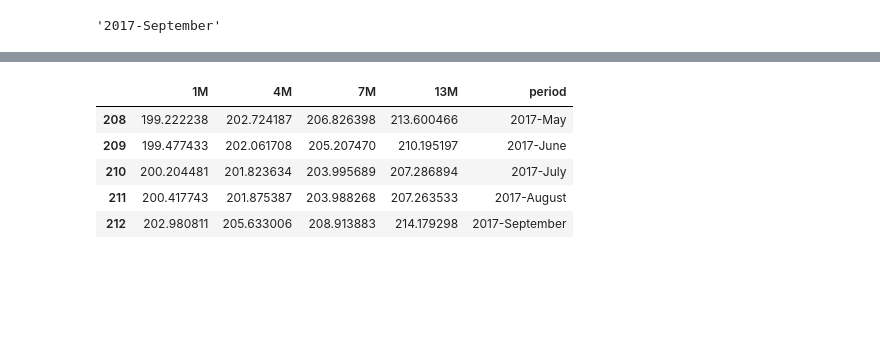
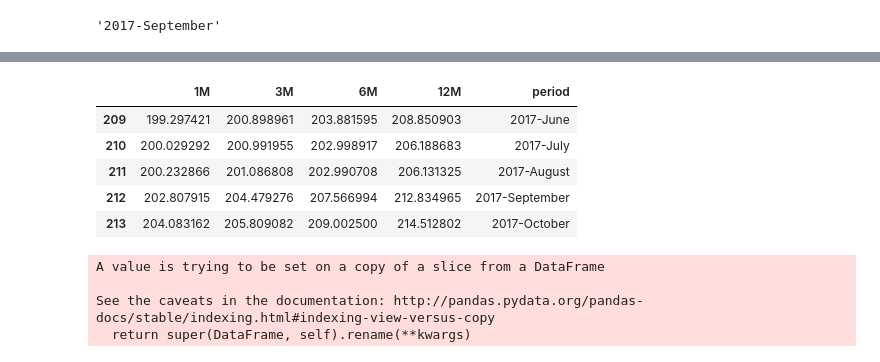
Before and after one commit to andrewboring/laughing-umbrella, a Jupyter notebook: Notebooks/Multi-Output Regression.ipynb, the cells around one changed output, grey strips where cells are left out. Drawn from its saved outputs; the diff is of its cells as text; code cells hidden in the pictures; blank space fills up the shorter version.

```diff
--- a/Notebooks/Multi-Output Regression.ipynb
+++ b/Notebooks/Multi-Output Regression.ipynb
@@ -66,8 +66,8 @@ df.head()
 | 4 | 2000-May | 105.252818 | 139.89 | 121.0 | 77.0 | 4.0 | ... |
 # %%
 # Next quarter, or four months
-next_quarter = df['CS_Index'].shift(-4, axis=0)
-df['CS_4_month'] = next_quarter
+next_quarter = df['CS_Index'].shift(-3, axis=0)
+df['CS_3_month'] = next_quarter
 df.head()
 # %% [output]
 |  | period | CS_Index | USA | Housing Affordability Index | Market Absorption Rate (%) | Unemployment Rate | ... |
@@ -77,9 +77,9 @@ df.head()
 | 3 | 2000-April | 103.996444 | 139.26 | 124.1 | 78.0 | 3.8 | ... |
 | 4 | 2000-May | 105.252818 | 139.89 | 121.0 | 77.0 | 4.0 | ... |
 # %%
-# Next half, or 7 months
-next_half = df['CS_Index'].shift(-7, axis=0)
-df['CS_7_month'] = next_half
+# Next half, or 6 months
+next_half = df['CS_Index'].shift(-6, axis=0)
+df['CS_6_month'] = next_half
 df.head()
 # %% [output]
 |  | period | CS_Index | USA | Housing Affordability Index | Market Absorption Rate (%) | Unemployment Rate | ... |
@@ -90,8 +90,8 @@ df.head()
 | 4 | 2000-May | 105.252818 | 139.89 | 121.0 | 77.0 | 4.0 | ... |
 # %%
 # 13 months, for one year from now
-next_year = df['CS_Index'].shift(-13, axis=0)
-df['CS_13_month'] = next_year
+next_year = df['CS_Index'].shift(-12, axis=0)
+df['CS_12_month'] = next_year
 df.head(14)
 # %% [output]
 |  | period | CS_Index | USA | Housing Affordability Index | Market Absorption Rate (%) | Unemployment Rate | ... |
@@ -138,8 +158,8 @@ Data Preprocessing
 # Set up our variables.
 # Y axis is our predictions
 #
-Y = df[['CS_1_month','CS_4_month','CS_7_month','CS_13_month']]
-X = df.drop(columns= ['period','CS_1_month','CS_4_month','CS_7_month','CS_13_month'])
+Y = df[['CS_1_month','CS_3_month','CS_6_month','CS_12_month']]
+X = df.drop(columns= ['period','CS_1_month','CS_3_month','CS_6_month','CS_12_month'])
 # %%
 print("Shape: ", X.shape, Y.shape)
 # %% [output]
@@ -240,11 +286,19 @@ y_prediction_all = model.predict(X)
 # %%
-y_prediction_all_df = pd.DataFrame(y_prediction_all,columns=['1M','4M','7M','13M'])
+y_prediction_all_df = pd.DataFrame(y_prediction_all,columns=['1M','3M','6M','12M'])
 y_prediction_all_df['period']=df['period']
 y_prediction_all_df.tail()
 # %% [output]
-|  | 1M | 4M | 7M | 13M | period |
-| 208 | 199.222238 | 202.724187 | 206.826398 | 213.600466 | 2017-May |
-| 209 | 199.477433 | 202.061708 | 205.207470 | 210.195197 | 2017-June |
-| 210 | 200.204481 | 201.823634 | 203.995689 | 207.286894 | 2017-July |
-| 211 | 200.417743 | 201.875387 | 203.988268 | 207.263533 | 2017-August |
-| 212 | 202.980811 | 205.633006 | 208.913883 | 214.179298 | 2017-September |
+|  | 1M | 3M | 6M | 12M | period |
+| 209 | 199.297421 | 200.898961 | 203.881595 | 208.850903 | 2017-June |
+| 210 | 200.029292 | 200.991955 | 202.998917 | 206.188683 | 2017-July |
+| 211 | 200.232866 | 201.086808 | 202.990708 | 206.131325 | 2017-August |
+| 212 | 202.807915 | 204.479276 | 207.566994 | 212.834965 | 2017-September |
+| 213 | 204.083162 | 205.809082 | 209.002500 | 214.512802 | 2017-October |
+# %%
+forecast_df = y_prediction_all_df[['period','12M']]
+forecast_df.rename(columns={"12M":"1yr Prediction"}, inplace=True)
+# %% [output]
+A value is trying to be set on a copy of a slice from a DataFrame
+
+See the caveats in the documentation: http://pandas.pydata.org/pandas-docs/stable/indexing.html#indexing-view-versus-copy
+  return super(DataFrame, self).rename(**kwargs)
```
Also changed, not shown: parts of 61 cells of this notebook, 1 other file.
